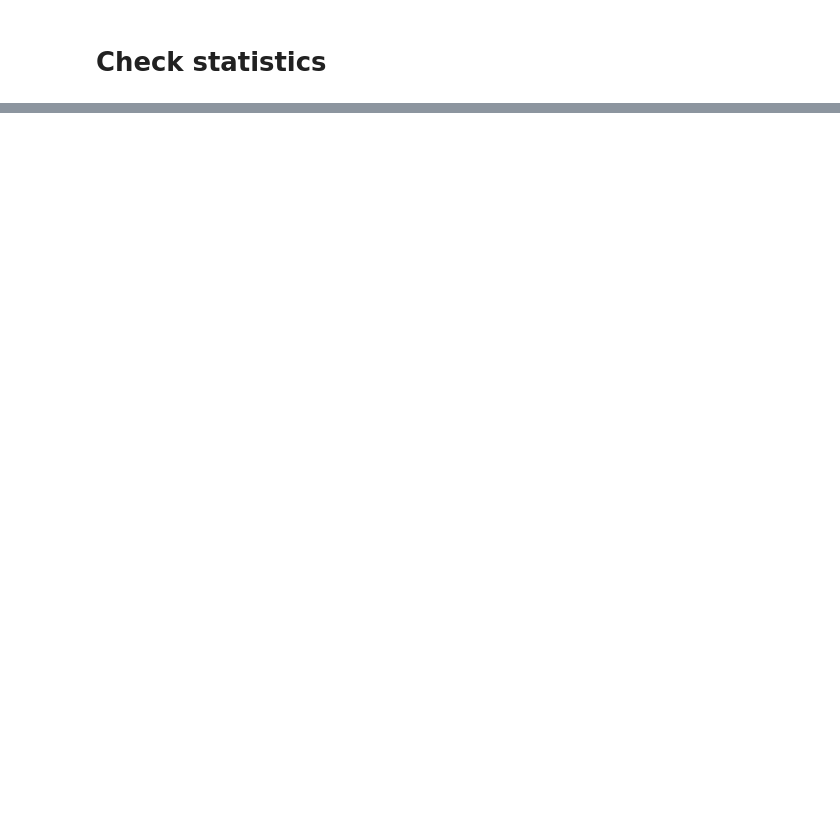
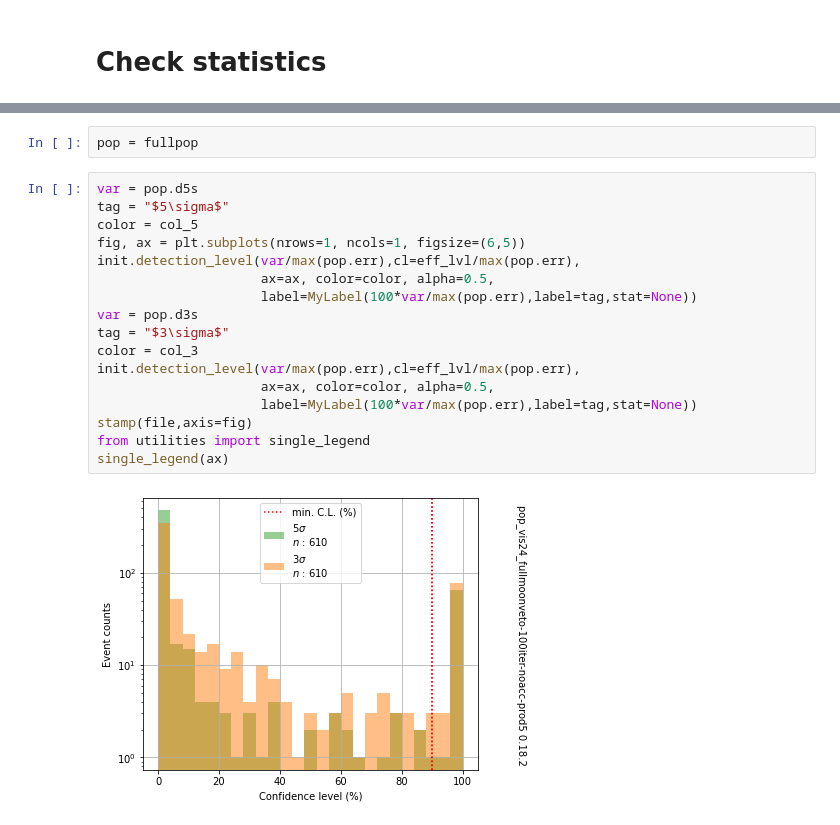
Before and after one commit to tstolarczyk/SoHAPPy, a Jupyter notebook: analysis/population/statistics.ipynb, the cells around one changed output, grey strips where cells are left out. Drawn from its saved outputs; the diff is of its cells as text; blank space fills up the shorter version.

```diff
--- a/analysis/population/statistics.ipynb
+++ b/analysis/population/statistics.ipynb
@@ -54,0 +127,21 @@ init.rate(grb, nyears=44)
+# %%
+pop = fullpop
+# %%
+var = pop.d5s
+tag = "$5\sigma$"
+color = col_5
+fig, ax = plt.subplots(nrows=1, ncols=1, figsize=(6,5))
+init.detection_level(var/max(pop.err),cl=eff_lvl/max(pop.err),
+                     ax=ax, color=color, alpha=0.5,
+                     label=MyLabel(100*var/max(pop.err),label=tag,stat=None))
+var = pop.d3s
+tag = "$3\sigma$"
+color = col_3
+init.detection_level(var/max(pop.err),cl=eff_lvl/max(pop.err),
+                     ax=ax, color=color, alpha=0.5,
+                     label=MyLabel(100*var/max(pop.err),label=tag,stat=None))
+stamp(file,axis=fig)
+from utilities import single_legend
+single_legend(ax)
+# %% [output]
+[figure, added]
```
Also changed, not shown: parts of 14 cells of this notebook.
